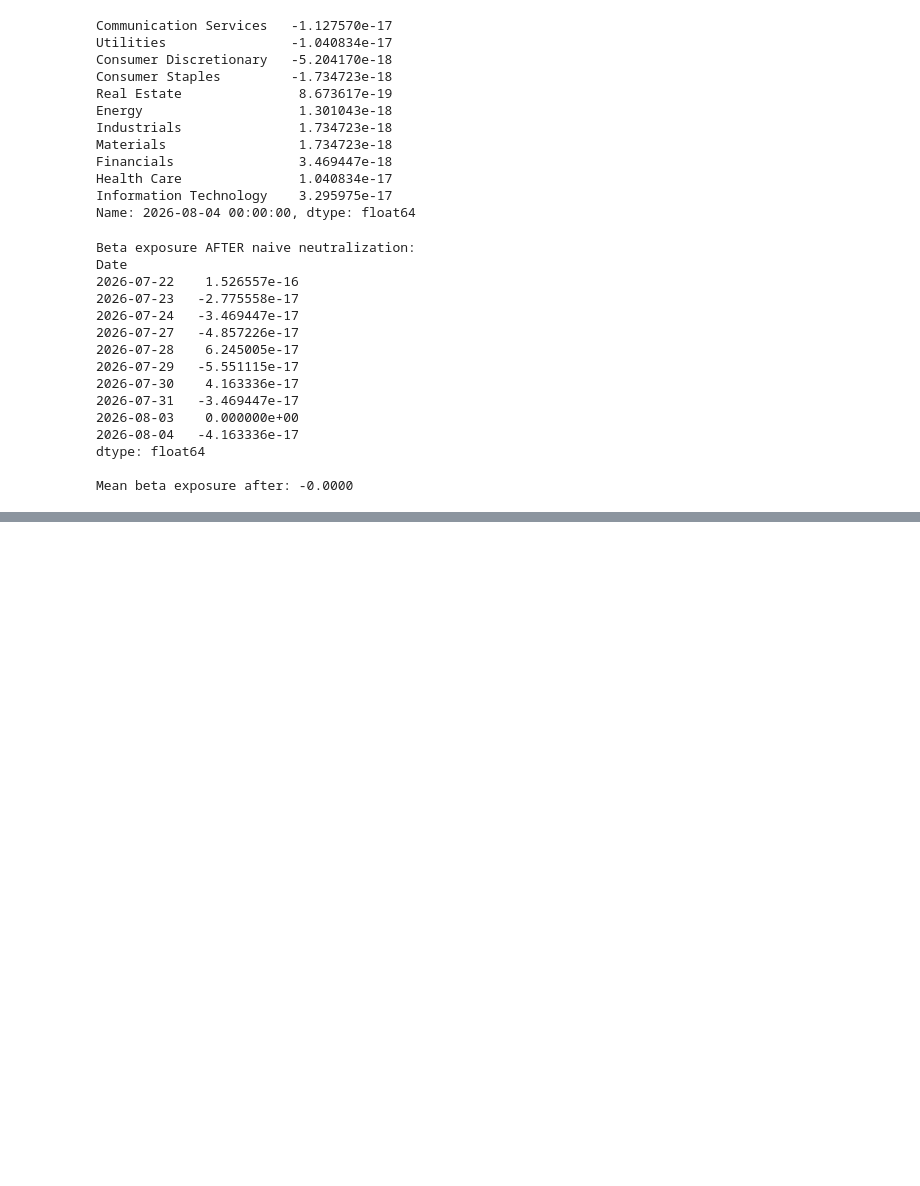
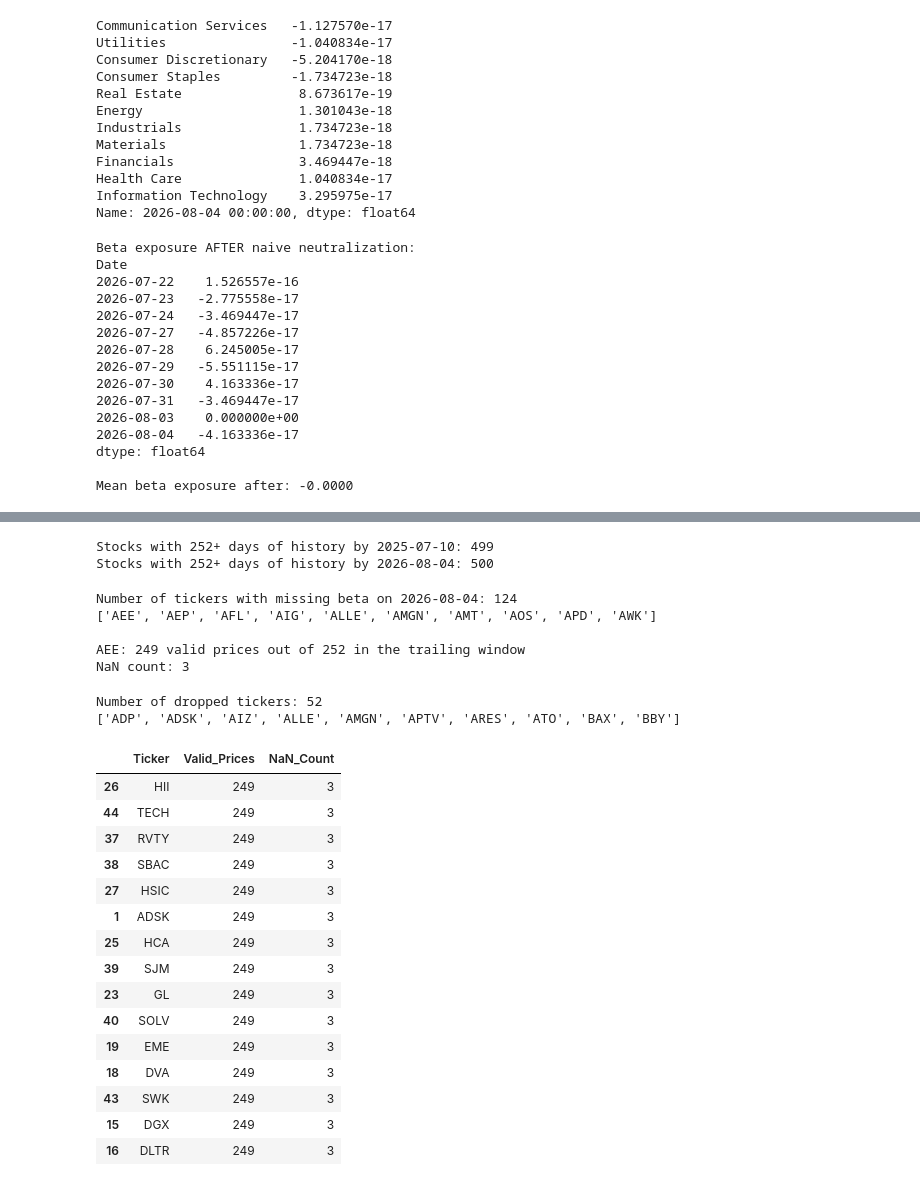
Before and after one commit to pgrajzl/systematic-portfolio-engine-equities-1, a Jupyter notebook: notebooks/alpha_signal_playground.ipynb, the cells around one changed output, grey strips where cells are left out. Saved outputs shown, nothing was run; the diff lists cells and outputs as text; code cells hidden in the pictures; blank space fills up the shorter version.

```diff
--- a/notebooks/alpha_signal_playground.ipynb
+++ b/notebooks/alpha_signal_playground.ipynb
@@ -424,0 +763,73 @@ Mean beta exposure after: -0.0000
+# %%
+early_date = pd.Timestamp("2025-07-10")
+late_date = check_date  # 2026-08-04, from earlier in the notebook
+
+stocks_enough_history_early = (close.loc[:early_date].notna().sum() >= 252)
+stocks_enough_history_late = (close.loc[:late_date].notna().sum() >= 252)
+
+print(f"Stocks with 252+ days of history by {early_date.date()}: {stocks_enough_history_early.sum()}")
+print(f"Stocks with 252+ days of history by {late_date.date()}: {stocks_enough_history_late.sum()}")
+# %% [output]
+Stocks with 252+ days of history by 2025-07-10: 499
+Stocks with 252+ days of history by 2026-08-04: 500
+# %%
+missing_beta_tickers = betas.loc[check_date][betas.loc[check_date].isna()].index.tolist()
+print(f"Number of tickers with missing beta on {check_date.date()}: {len(missing_beta_tickers)}")
+print(missing_beta_tickers[:10])  # first 10, to inspect
+
+# Check one of them directly -- how much valid price data does it
+# have specifically within the trailing 252-day window?
+sample_ticker = missing_beta_tickers[0]
+window_data = close[sample_ticker].loc[:check_date].tail(252)
+print(f"\n{sample_ticker}: {window_data.notna().sum()} valid prices out of 252 in the trailing window")
+print(f"NaN count: {window_data.isna().sum()}")
+# %% [output]
+Number of tickers with missing beta on 2026-08-04: 124
+['AEE', 'AEP', 'AFL', 'AIG', 'ALLE', 'AMGN', 'AMT', 'AOS', 'APD', 'AWK']
+
+AEE: 249 valid prices out of 252 in the trailing window
+NaN count: 3
+# %%
+# Recover the original 52 dropped stocks from that first single-date test
+original_target_tickers = set(single_date_target.index)
+valid_beta_tickers = set(single_date_betas.dropna().index)
+
+dropped_tickers = sorted(original_target_tickers - valid_beta_tickers)
+print(f"Number of dropped tickers: {len(dropped_tickers)}")
+print(dropped_tickers[:10])
+# %% [output]
+Number of dropped tickers: 52
+['ADP', 'ADSK', 'AIZ', 'ALLE', 'AMGN', 'APTV', 'ARES', 'ATO', 'BAX', 'BBY']
+# %%
+# For each dropped ticker, check exactly how many NaN values sit
+# within its trailing 252-day window as of check_date
+gap_summary = []
+for ticker in dropped_tickers:
+    if ticker not in close.columns:
+        continue
+    window_data = close[ticker].loc[:check_date].tail(252)
+    gap_summary.append({
+        "Ticker": ticker,
+        "Valid_Prices": window_data.notna().sum(),
+        "NaN_Count": window_data.isna().sum(),
+    })
+
+gap_df = pd.DataFrame(gap_summary).sort_values("NaN_Count", ascending=False)
+gap_df.head(15)
+# %% [output]
+|  | Ticker | Valid_Prices | NaN_Count |
+| 26 | HII | 249 | 3 |
+| 44 | TECH | 249 | 3 |
+| 37 | RVTY | 249 | 3 |
+| 38 | SBAC | 249 | 3 |
+| 27 | HSIC | 249 | 3 |
+| 1 | ADSK | 249 | 3 |
+| 25 | HCA | 249 | 3 |
+| 39 | SJM | 249 | 3 |
+| 23 | GL | 249 | 3 |
+| 40 | SOLV | 249 | 3 |
+| 19 | EME | 249 | 3 |
+| 18 | DVA | 249 | 3 |
+| 43 | SWK | 249 | 3 |
+| 15 | DGX | 249 | 3 |
+| 16 | DLTR | 249 | 3 |
```
Also changed, not shown: parts of 45 cells of this notebook, 2 other files.
